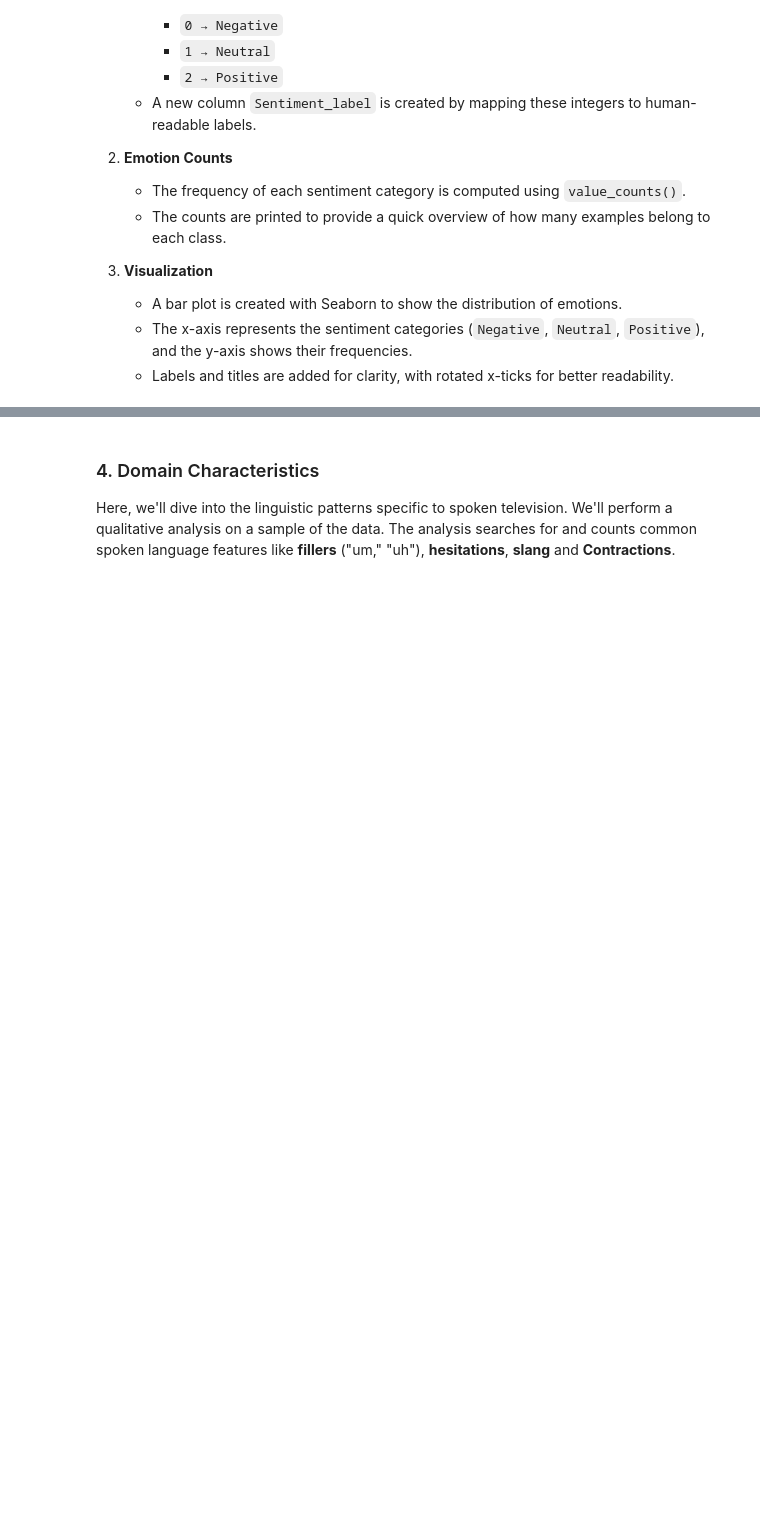
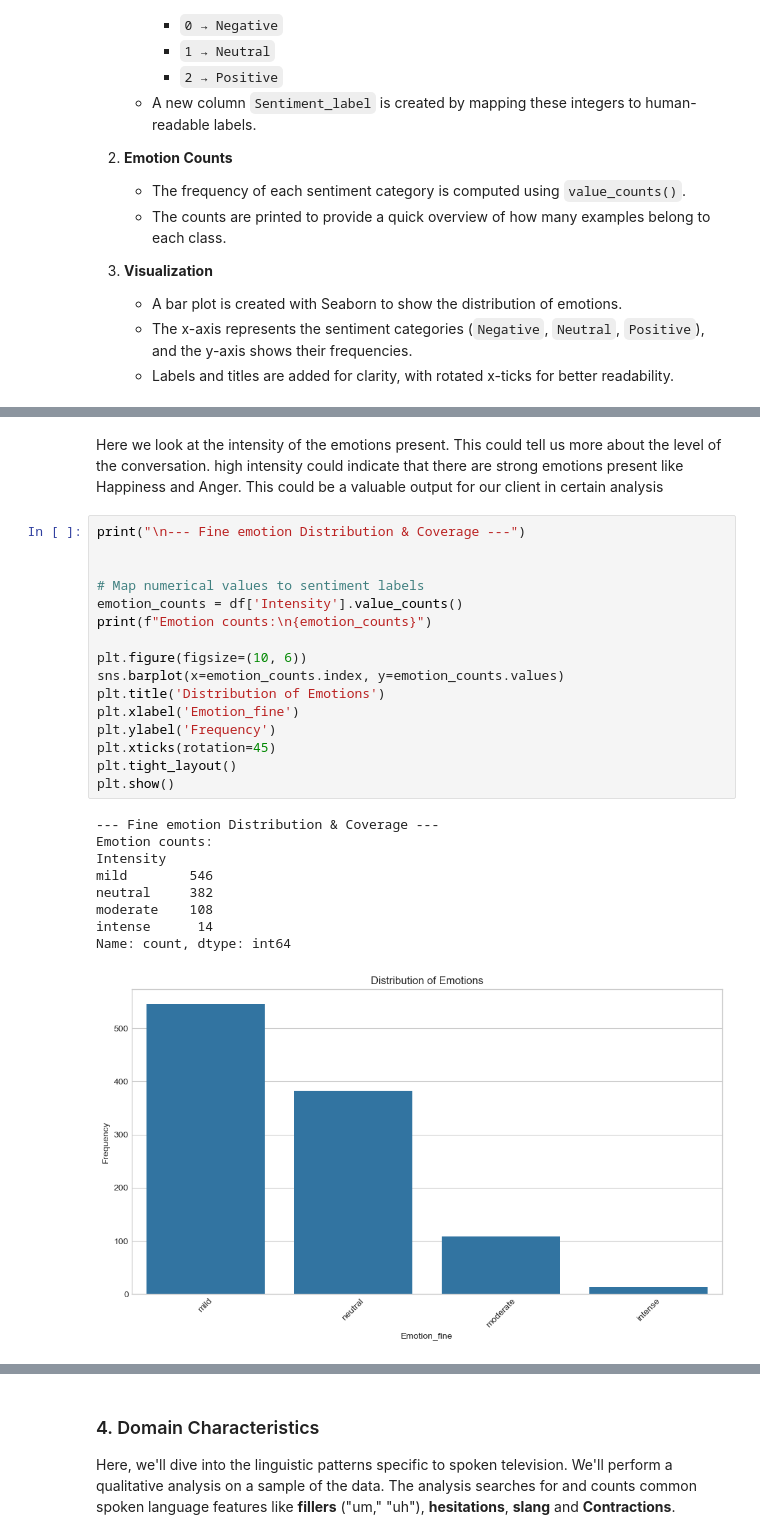
Before and after one commit to koen18138/NLP_emotion_detection, a Jupyter notebook: nlp_cia/src/data_quality_report.ipynb, the cells around one changed output, grey strips where cells are left out. Saved outputs shown, nothing was run; the diff lists cells and outputs as text; blank space fills up the shorter version.

```diff
--- a/nlp_cia/src/data_quality_report.ipynb
+++ b/nlp_cia/src/data_quality_report.ipynb
@@ -177,0 +192,28 @@ Name: count, dtype: int64
+# %% [markdown]
+Here we look at the intensity of the emotions present. This could tell us more about the level of the conversation. high intensity could indicate that there are strong emotions present like Happiness and Anger. This could be a valuable output for our client in certain analysis
+# %%
+print("\n--- Fine emotion Distribution & Coverage ---")
+
+
+# Map numerical values to sentiment labels
+emotion_counts = df['Intensity'].value_counts()
+print(f"Emotion counts:\n{emotion_counts}")
+
+plt.figure(figsize=(10, 6))
+sns.barplot(x=emotion_counts.index, y=emotion_counts.values)
+plt.title('Distribution of Emotions')
+plt.xlabel('Emotion_fine')
+plt.ylabel('Frequency')
+plt.xticks(rotation=45)
+plt.tight_layout()
+plt.show()
+# %% [output]
+--- Fine emotion Distribution & Coverage ---
+Emotion counts:
+Intensity
+mild        546
+neutral     382
+moderate    108
+intense      14
+Name: count, dtype: int64
+[figure, added]
```
Also changed, not shown: parts of 19 cells of this notebook.
